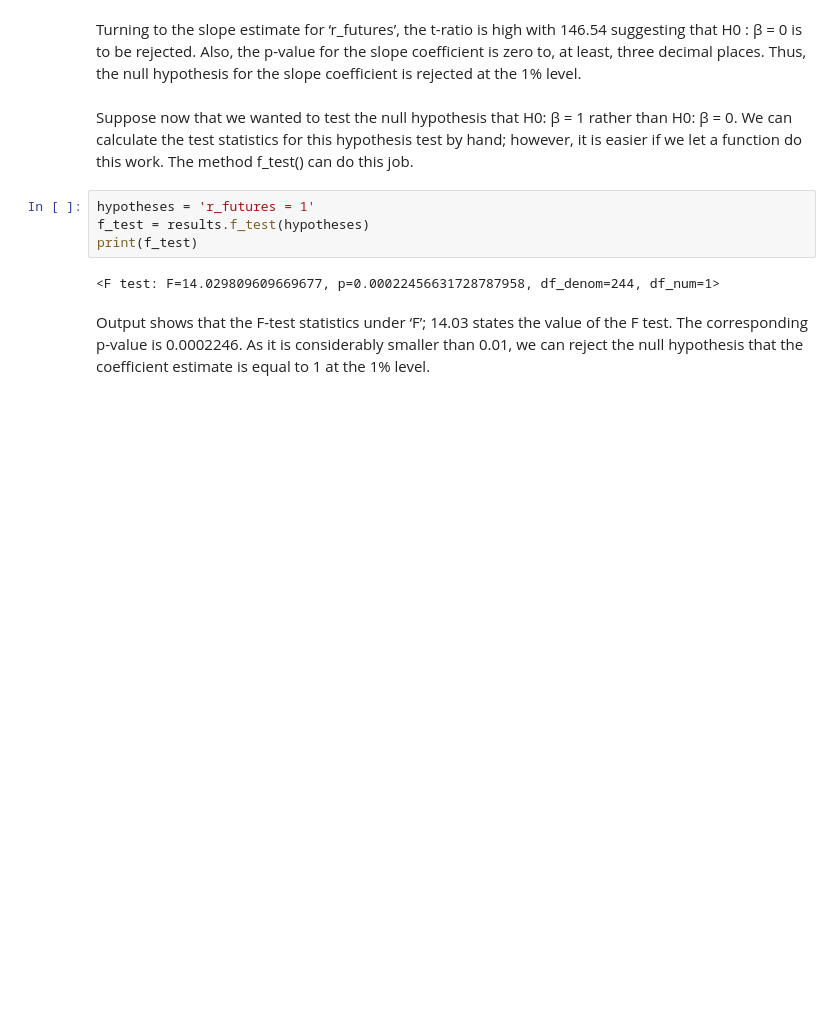
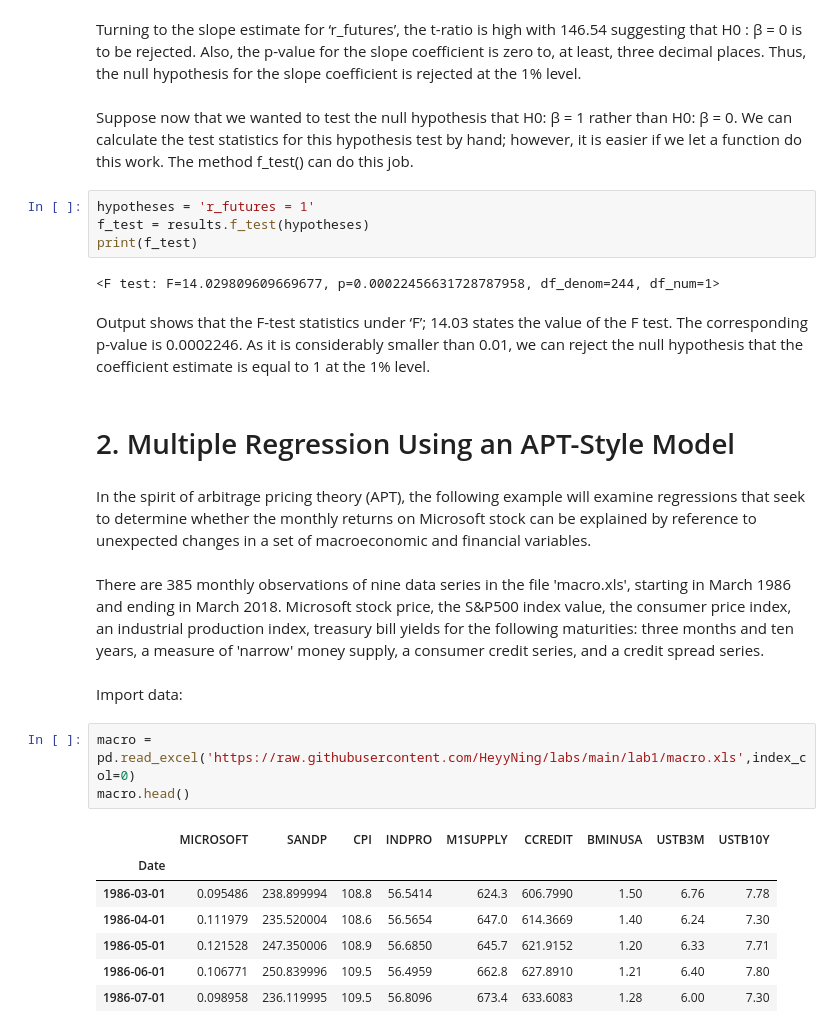
Before and after one commit to HeyyNing/labs, a Jupyter notebook: lab1/lab1.ipynb, the cells around one changed output. Cells and saved outputs as stored; diff of their text form; blank space fills up the shorter version.

```diff
--- a/lab1/lab1.ipynb
+++ b/lab1/lab1.ipynb
@@ -252,3 +252,22 @@ print(f_test)
 <F test: F=14.029809609669677, p=0.00022456631728787958, df_denom=244, df_num=1>
 # %% [markdown]
 Output shows that the F-test statistics under ‘F’; 14.03 states the value of the F test. The corresponding p-value is 0.0002246. As it is considerably smaller than 0.01, we can reject the null hypothesis that the coefficient estimate is equal to 1 at the 1% level.
+# %% [markdown]
+# 2. Multiple Regression Using an APT-Style Model
+# %% [markdown]
+In the spirit of arbitrage pricing theory (APT), the following example will examine regressions that seek to determine whether the monthly returns on Microsoft stock can be explained by reference to unexpected changes in a set of macroeconomic and financial variables.
+# %% [markdown]
+There are 385 monthly observations of nine data series in the file 'macro.xls', starting in March 1986 and ending in March 2018. Microsoft stock price, the S&P500 index value, the consumer price index, an industrial production index, treasury bill yields for the following maturities: three months and ten years, a measure of 'narrow' money supply, a consumer credit series, and a credit spread series.
+# %% [markdown]
+Import data:
+# %%
+macro = pd.read_excel('https://raw.githubusercontent.com/HeyyNing/labs/main/lab1/macro.xls',index_col=0)
+macro.head()
+# %% [output]
+|  | MICROSOFT | SANDP | CPI | INDPRO | M1SUPPLY | CCREDIT | BMINUSA | USTB3M | USTB10Y |
+| Date |  |  |  |  |  |  |  |  |  |
+| 1986-03-01 | 0.095486 | 238.899994 | 108.8 | 56.5414 | 624.3 | 606.7990 | 1.50 | 6.76 | 7.78 |
+| 1986-04-01 | 0.111979 | 235.520004 | 108.6 | 56.5654 | 647.0 | 614.3669 | 1.40 | 6.24 | 7.30 |
+| 1986-05-01 | 0.121528 | 247.350006 | 108.9 | 56.6850 | 645.7 | 621.9152 | 1.20 | 6.33 | 7.71 |
+| 1986-06-01 | 0.106771 | 250.839996 | 109.5 | 56.4959 | 662.8 | 627.8910 | 1.21 | 6.40 | 7.80 |
+| 1986-07-01 | 0.098958 | 236.119995 | 109.5 | 56.8096 | 673.4 | 633.6083 | 1.28 | 6.00 | 7.30 |
```
Also changed, not shown: parts of 11 cells of this notebook.
